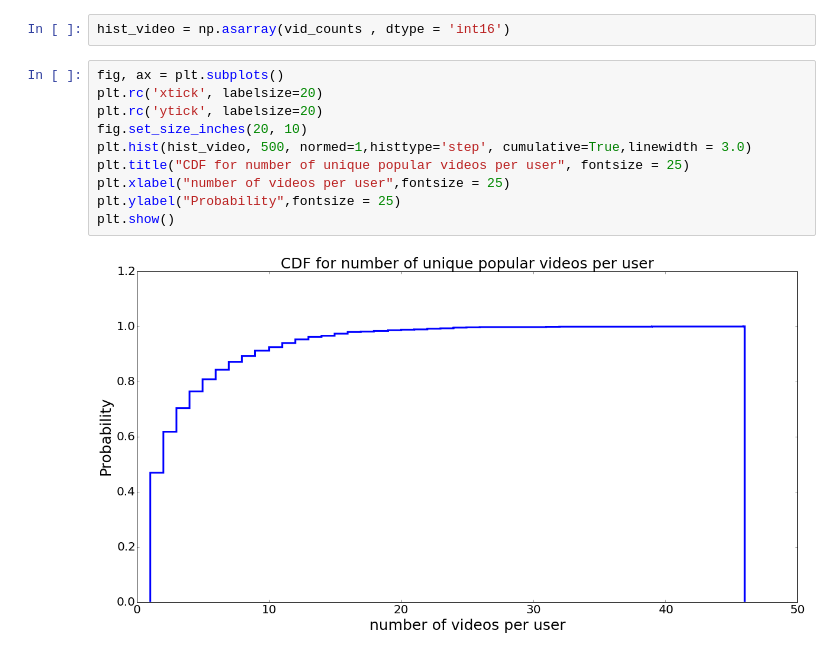
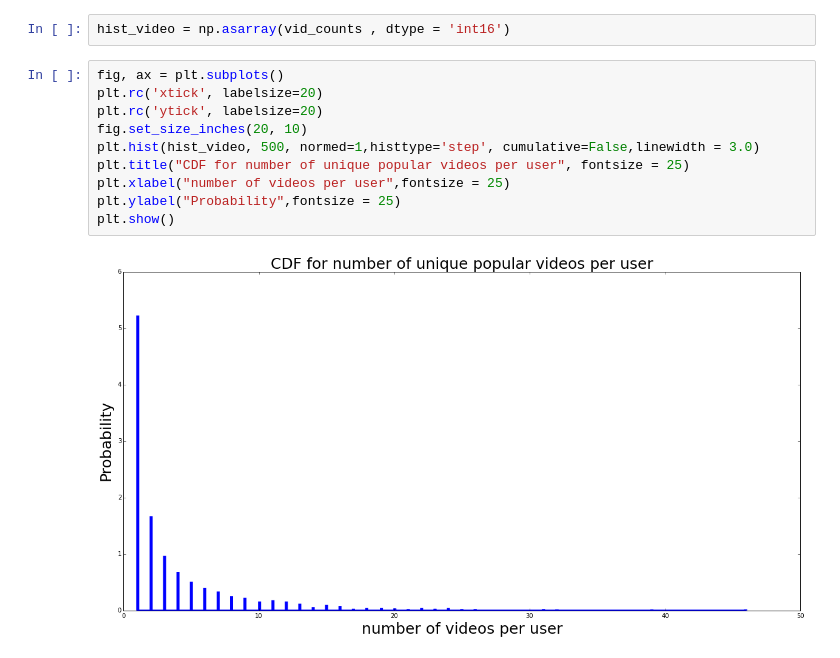
Before and after one commit to sagarjoglekar/vineCrawl, a Jupyter notebook: notebooks/vineMetaDataAnalysis.ipynb, the cells around one changed output. Saved outputs shown, nothing was run; the diff lists cells and outputs as text.

```diff
--- a/notebooks/vineMetaDataAnalysis.ipynb
+++ b/notebooks/vineMetaDataAnalysis.ipynb
@@ -139,15 +139,15 @@ hist_video = np.asarray(vid_counts , dtype = 'int16')
 # %%
 fig, ax = plt.subplots()
 plt.rc('xtick', labelsize=20)
 plt.rc('ytick', labelsize=20)
 fig.set_size_inches(20, 10)
-plt.hist(hist_video, 500, normed=1,histtype='step', cumulative=True,linewidth = 3.0)
+plt.hist(hist_video, 500, normed=1,histtype='step', cumulative=False,linewidth = 3.0)
 plt.title("CDF for number of unique popular videos per user", fontsize = 25)
 plt.xlabel("number of videos per user",fontsize = 25)
 plt.ylabel("Probability",fontsize = 25)
 plt.show()
 # %% [output]
-[figure, old version]
+[figure, new version]
 # %%
 print len(multi_users)
 print len(letter_counts)
```
Also changed, not shown: parts of 1 cell of this notebook, 15 other files.
